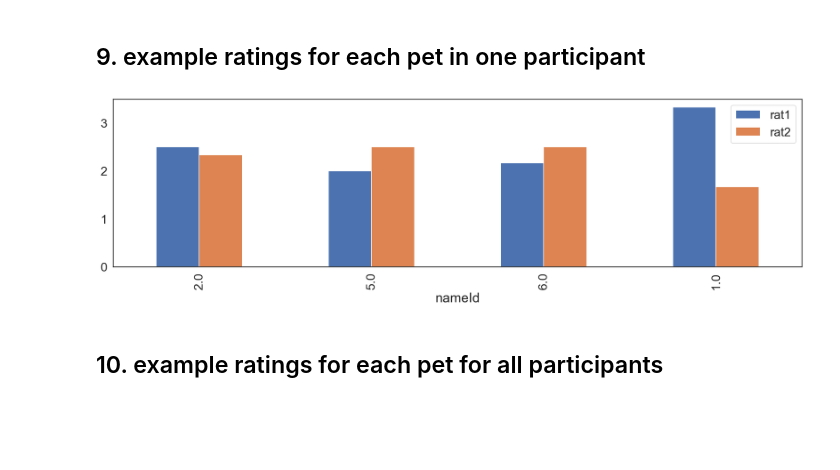
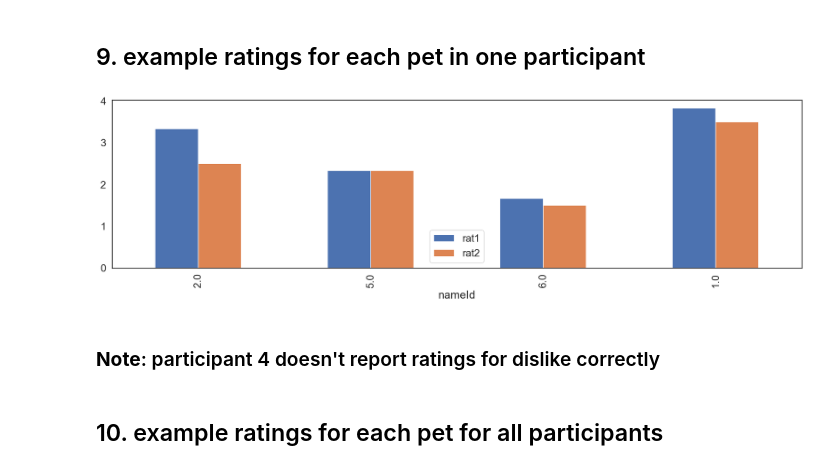
Before and after one commit to pradysepulveda/PFT_fMRI_2019, a Jupyter notebook: Pilots Pet Scanner/Analysis/Pilot_Choice_Analysis.ipynb, the cells around one changed output. Saved outputs shown, nothing was run; the diff lists cells and outputs as text; code cells hidden in the pictures; blank space fills up the shorter version.

```diff
--- a/Pilots Pet Scanner/Analysis/Pilot_Choice_Analysis.ipynb
+++ b/Pilots Pet Scanner/Analysis/Pilot_Choice_Analysis.ipynb
@@ -297,9 +296,11 @@ Pearson's r = -0.055 p =  0.865
 # %% [markdown]
 ## 9. example ratings for each pet in one participant
 # %%
-ax = data_exp_ratings_2.loc[(data_exp_ratings_2['Part'] == 1)].plot.bar(x='nameId',y=['rat1','rat2'], figsize=(20,5), )
+ax = data_exp_ratings_2.loc[(data_exp_ratings_2['Part'] == 4)].plot.bar(x='nameId',y=['rat1','rat2'], figsize=(20,5), )
 # %% [output]
-[figure, old version]
+[figure, new version]
+# %% [markdown]
+### **Note**: participant 4 doesn't report ratings for dislike correctly
 # %% [markdown]
 ## 10. example ratings  for each pet for all participants
 # %%
```
Also changed, not shown: parts of 22 cells of this notebook, 4 other files.
